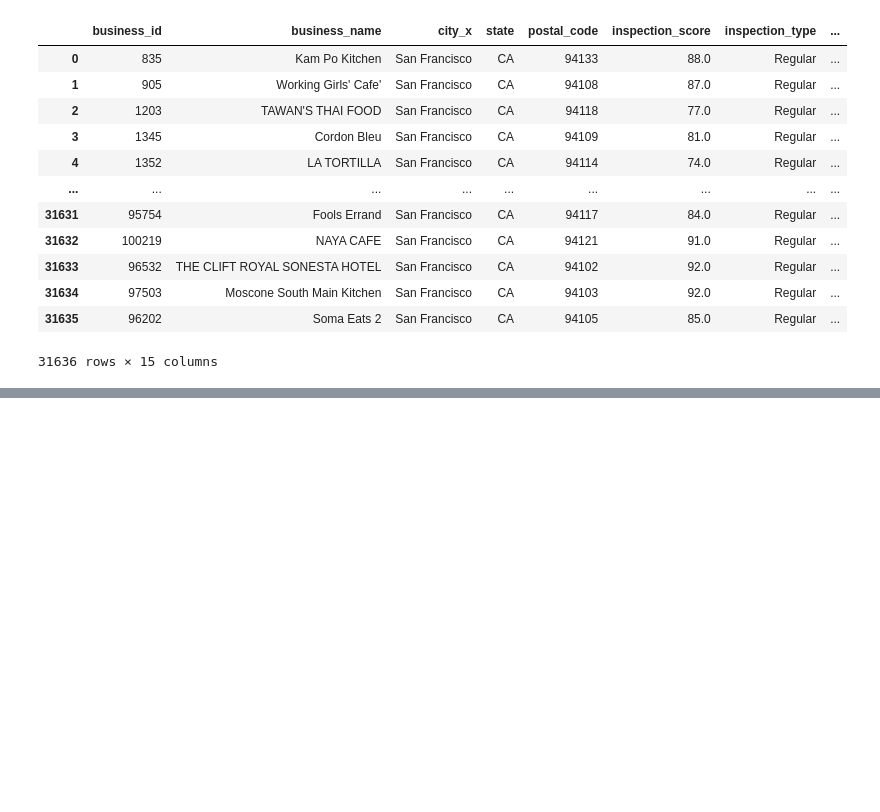
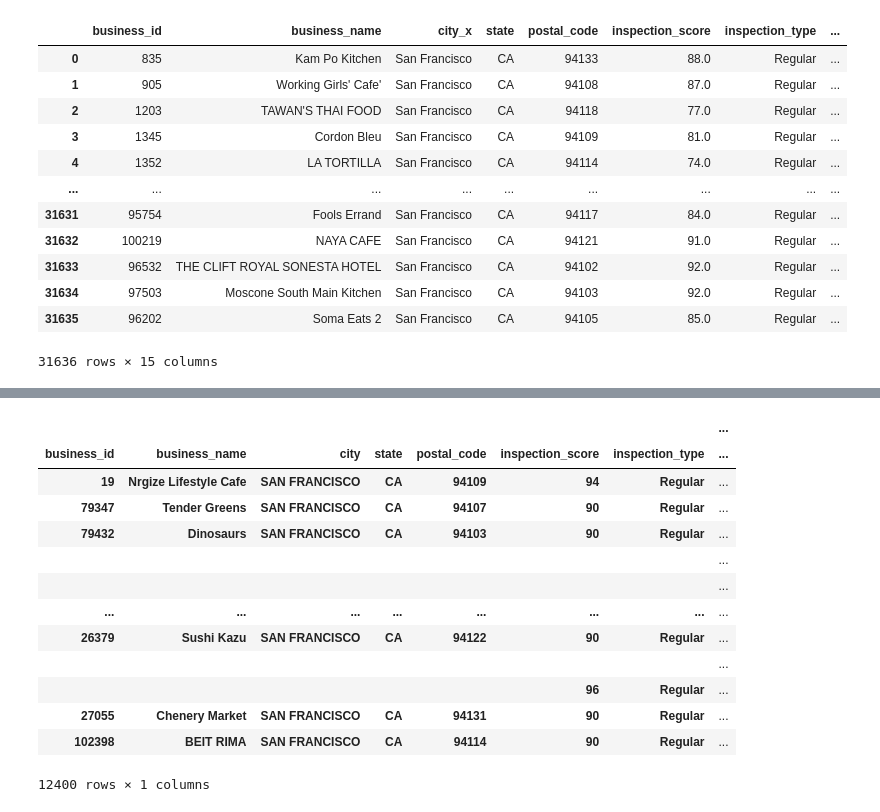
Before and after one commit to jrthompson25/Capstone-Project, a Jupyter notebook: Notebooks/capstone_restaurant_inspections_sanfran.ipynb, the cells around one changed output, grey strips where cells are left out. Drawn from its saved outputs; the diff is of its cells as text; code cells hidden in the pictures; blank space fills up the shorter version.

```diff
--- a/Notebooks/capstone_restaurant_inspections_sanfran.ipynb
+++ b/Notebooks/capstone_restaurant_inspections_sanfran.ipynb
@@ -926,0 +1041,19 @@ memory usage: 3.1+ MB
+# %%
+#Inspections in the dataset that have a score greater than 90
+above90_df = pd.DataFrame(sanFranInspectsAndZips[sanFranInspectsAndZips['inspection_score'] >= 90].value_counts())
+above90_df
+# %% [output]
+|  |  |  |  |  |  |  | ... |
+| business_id | business_name | city | state | postal_code | inspection_score | inspection_type | ... |
+| 19 | Nrgize Lifestyle Cafe | SAN FRANCISCO | CA | 94109 | 94 | Regular | ... |
+| 79347 | Tender Greens | SAN FRANCISCO | CA | 94107 | 90 | Regular | ... |
+| 79432 | Dinosaurs | SAN FRANCISCO | CA | 94103 | 90 | Regular | ... |
+|  |  |  |  |  |  |  | ... |
+|  |  |  |  |  |  |  | ... |
+| ... | ... | ... | ... | ... | ... | ... | ... |
+| 26379 | Sushi Kazu | SAN FRANCISCO | CA | 94122 | 90 | Regular | ... |
+|  |  |  |  |  |  |  | ... |
+|  |  |  |  |  | 96 | Regular | ... |
+| 27055 | Chenery Market | SAN FRANCISCO | CA | 94131 | 90 | Regular | ... |
+| 102398 | BEIT RIMA | SAN FRANCISCO | CA | 94114 | 90 | Regular | ... |
+12400 rows × 1 columns
```
Also changed, not shown: parts of 28 cells of this notebook.
